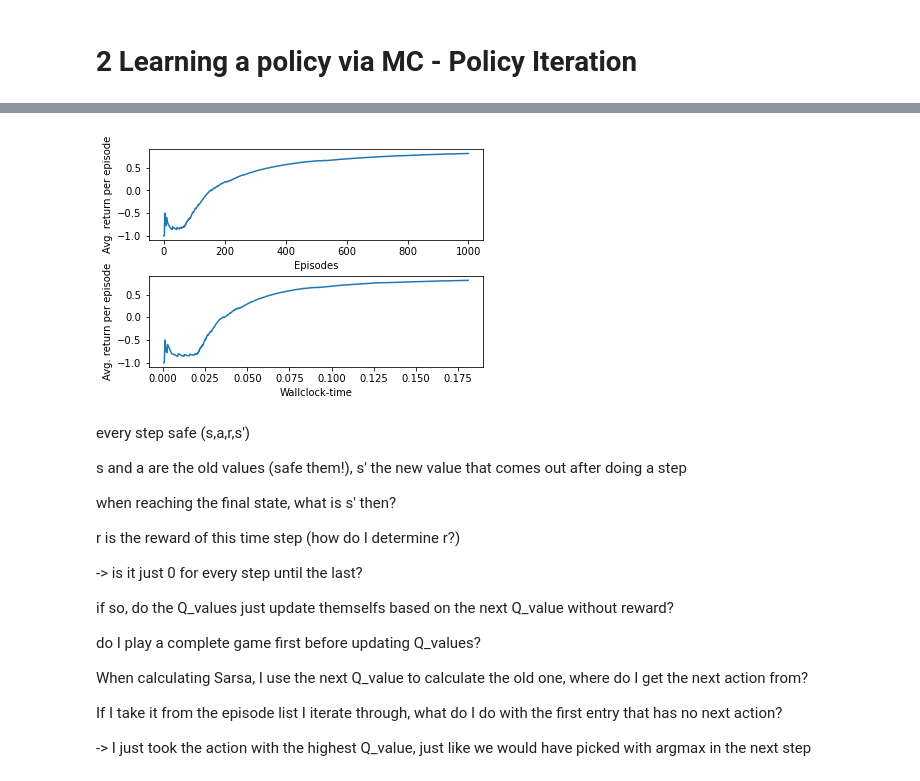
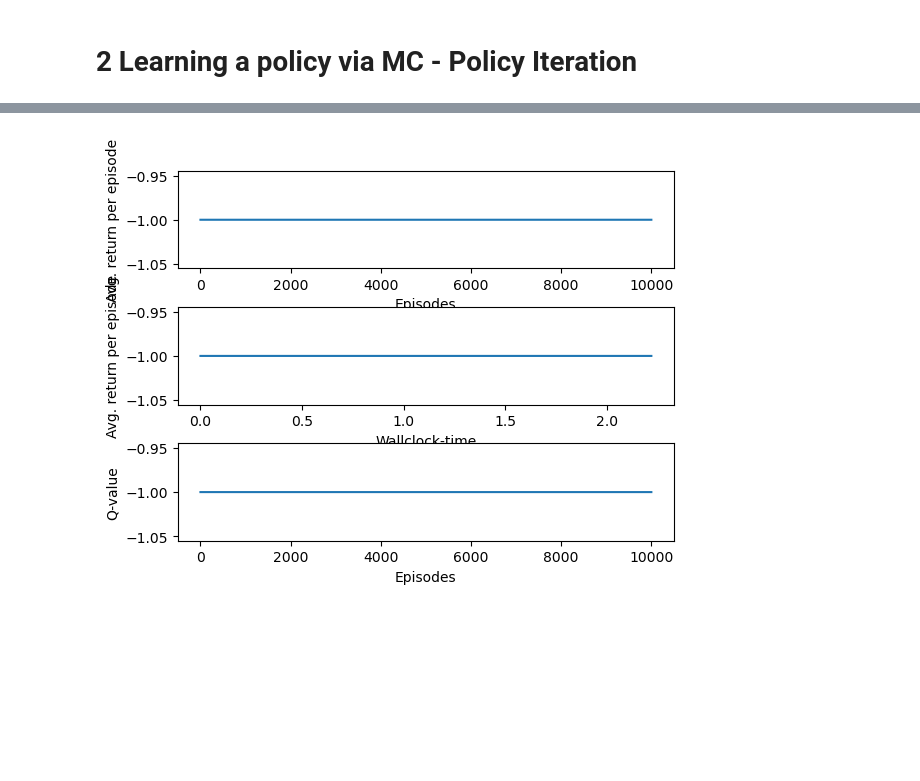
Before and after one commit to doelfi/DRL_BurgstalerDollmannWarnecke, a Jupyter notebook: WIP/homework03_Hendrik.ipynb, the cells around one changed output, grey strips where cells are left out. Drawn from its saved outputs; the diff is of its cells as text; code cells hidden in the pictures; blank space fills up the shorter version.

Commit message:
added task 3 but not finished

```diff
--- a/WIP/homework03_Hendrik.ipynb
+++ b/WIP/homework03_Hendrik.ipynb
@@ -87,9 +182,3 @@ GW = GridWorld()
 # %% [markdown]
 # 2 Learning a policy via MC - Policy Iteration
-# %%
-def SARSA_One(Q_old, r, Q_old_dash):
-    alpha = 0.2 # what is alpha?
-    gamma = 1
-    Q_new = Q_old + alpha * (r + gamma * Q_old_dash - Q_old)
-    return Q_new
 # %%
@@ -204,35 +315,47 @@ for k in range(episodes):
 # %%
+import time
 import matplotlib.pyplot as plt
+ag = MC_Agent()
+
+# Absolutly no idea why it doesn't work anymore and also what we are supposed to do in the first place
+
+# Returns per episode
+results = []
+# Avg. returns per episode
+rpe = []
+# wallclock
+times = []
+start_time = time.time()
+
+# task 3
+start_q_values = []
+
+episodes = 10000
+
+for k in range(episodes):
+    start_q_value = ag.play()
+    start_q_values.append(start_q_value)
+    results.append(ag.reward)
+    rpe.append(np.mean(results))
+    times.append(time.time()-start_time)
+
+
+
 %matplotlib inline
 
-plt.subplot(2,1,1)
+plt.subplot(3,1,1)
 plt.plot(np.arange(episodes), rpe);
 plt.xlabel('Episodes');
 plt.ylabel('Avg. return per episode');
-plt.subplot(2,1,2)
+plt.subplot(3,1,2)
 plt.plot(times, rpe);
 plt.xlabel('Wallclock-time');
 plt.ylabel('Avg. return per episode');
 plt.subplots_adjust(hspace=0.4)
+
+plt.subplot(3,1,3)
+plt.plot(start_q_values);
+plt.xlabel('Episodes');
+plt.ylabel('Q-value');
 # %% [output]
-[figure, old version]
+[figure, new version]
-# %% [markdown]
-every step safe (s,a,r,s')
-
-s and a are the old values (safe them!), s' the new value that comes out after doing a step
-
-when reaching the final state, what is s' then?
-
-r is the reward of this time step (how do I determine r?)
-
--> is it just 0 for every step until the last?
-
-if so, do the Q_values just update themselfs based on the next Q_value without reward?
-
-do I play a complete game first before updating Q_values?
-
-When calculating Sarsa, I use the next Q_value to calculate the old one, where do I get the next action from?
-
-If I take it from the episode list I iterate through, what do I do with the first entry that has no next action?
-
--> I just took the action with the highest Q_value, just like we would have picked with argmax in the next step
```
Also changed, not shown: parts of 3 cells of this notebook.
